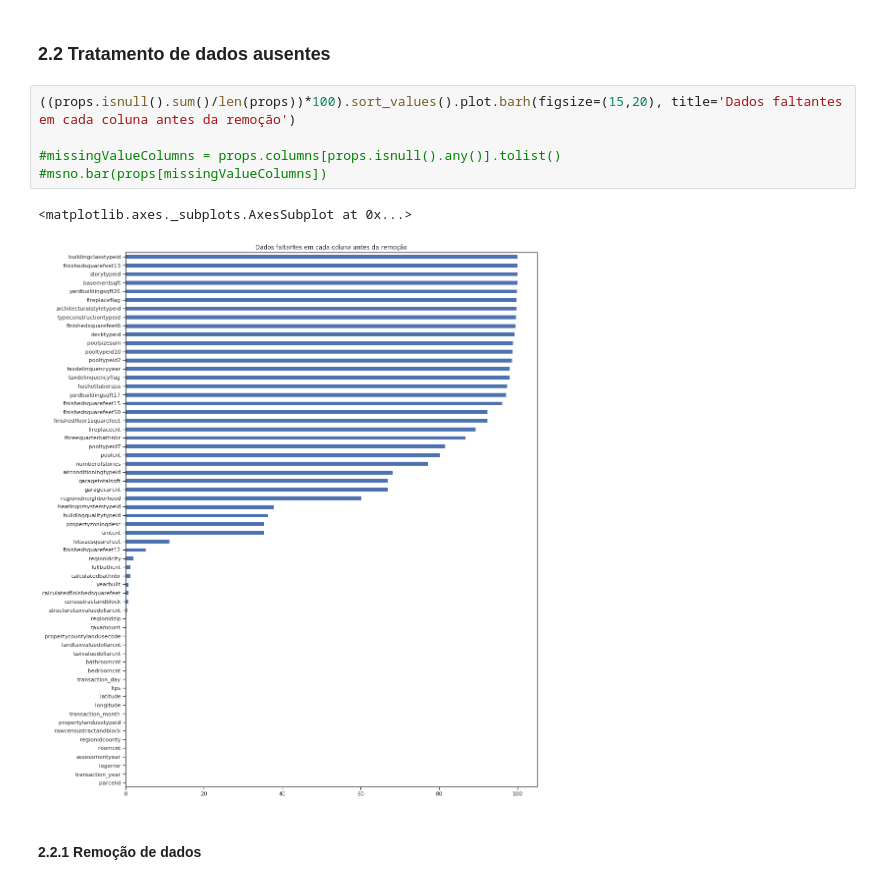
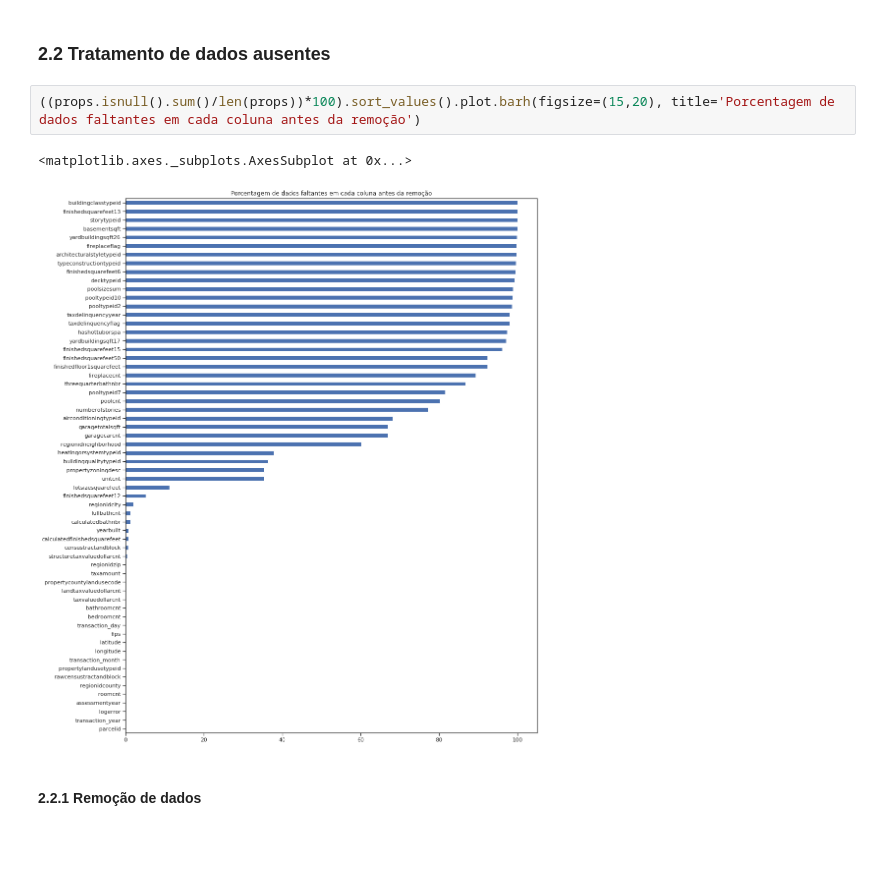
Before and after one commit to thiagotandrade/ds-project, a Jupyter notebook: DS_Project1.ipynb, the cells around one changed output. Saved outputs shown, nothing was run; the diff lists cells and outputs as text; blank space fills up the shorter version.

```diff
--- a/DS_Project1.ipynb
+++ b/DS_Project1.ipynb
@@ -126,13 +111,10 @@ props_dtypes_after.plot.bar(title='Frequência dos Tipos de Dados Após Definiç
 # %% [markdown]
 ### 2.2 Tratamento de dados ausentes
 # %%
-((props.isnull().sum()/len(props))*100).sort_values().plot.barh(figsize=(15,20), title='Dados faltantes em cada coluna antes da remoção')
-
-#missingValueColumns = props.columns[props.isnull().any()].tolist()
-#msno.bar(props[missingValueColumns])
+((props.isnull().sum()/len(props))*100).sort_values().plot.barh(figsize=(15,20), title='Porcentagem de dados faltantes em cada coluna antes da remoção')
 # %% [output]
 <matplotlib.axes._subplots.AxesSubplot at 0x...>
-[figure, old version]
+[figure, new version]
 # %% [markdown]
 #### 2.2.1 Remoção de dados
 # %%
```
Also changed, not shown: parts of 78 cells of this notebook.
